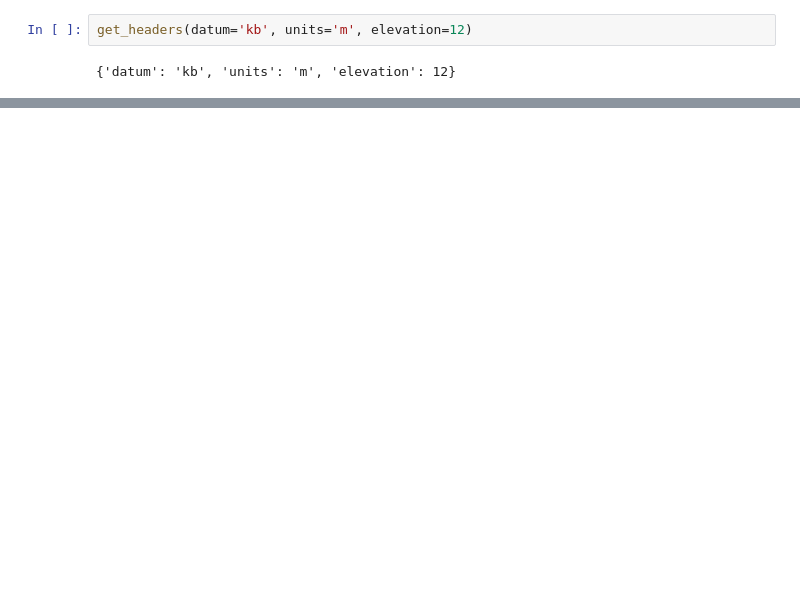
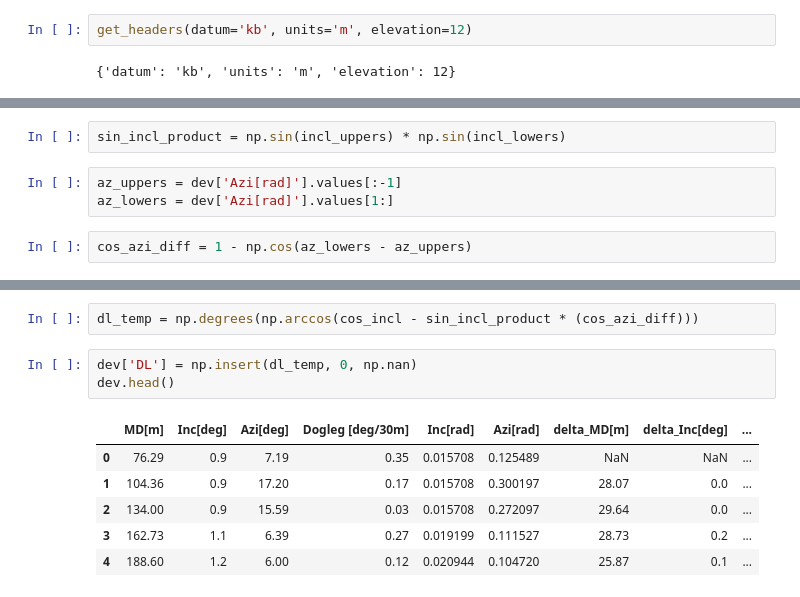
Before and after one commit to Zabamund/wellpathpy, a Jupyter notebook: Wellpathpy_proto.ipynb, the cells around one changed output, grey strips where cells are left out. Saved outputs shown, nothing was run; the diff lists cells and outputs as text; blank space fills up the shorter version.

```diff
--- a/Wellpathpy_proto.ipynb
+++ b/Wellpathpy_proto.ipynb
@@ -134,0 +225,7 @@ mdtotvd()
+# %%
+sin_incl_product = np.sin(incl_uppers) * np.sin(incl_lowers)
+# %%
+az_uppers = dev['Azi[rad]'].values[:-1]
+az_lowers = dev['Azi[rad]'].values[1:]
+# %%
+cos_azi_diff = 1 - np.cos(az_lowers - az_uppers)
@@ -134,0 +236,12 @@ mdtotvd()
+# %%
+dl_temp = np.degrees(np.arccos(cos_incl - sin_incl_product * (cos_azi_diff)))
+# %%
+dev['DL'] = np.insert(dl_temp, 0, np.nan)
+dev.head()
+# %% [output]
+|  | MD[m] | Inc[deg] | Azi[deg] | Dogleg [deg/30m] | Inc[rad] | Azi[rad] | delta_MD[m] | delta_Inc[deg] | ... |
+| 0 | 76.29 | 0.9 | 7.19 | 0.35 | 0.015708 | 0.125489 | NaN | NaN | ... |
+| 1 | 104.36 | 0.9 | 17.20 | 0.17 | 0.015708 | 0.300197 | 28.07 | 0.0 | ... |
+| 2 | 134.00 | 0.9 | 15.59 | 0.03 | 0.015708 | 0.272097 | 29.64 | 0.0 | ... |
+| 3 | 162.73 | 1.1 | 6.39 | 0.27 | 0.019199 | 0.111527 | 28.73 | 0.2 | ... |
+| 4 | 188.60 | 1.2 | 6.00 | 0.12 | 0.020944 | 0.104720 | 25.87 | 0.1 | ... |
```
Also changed, not shown: parts of 19 cells of this notebook.
